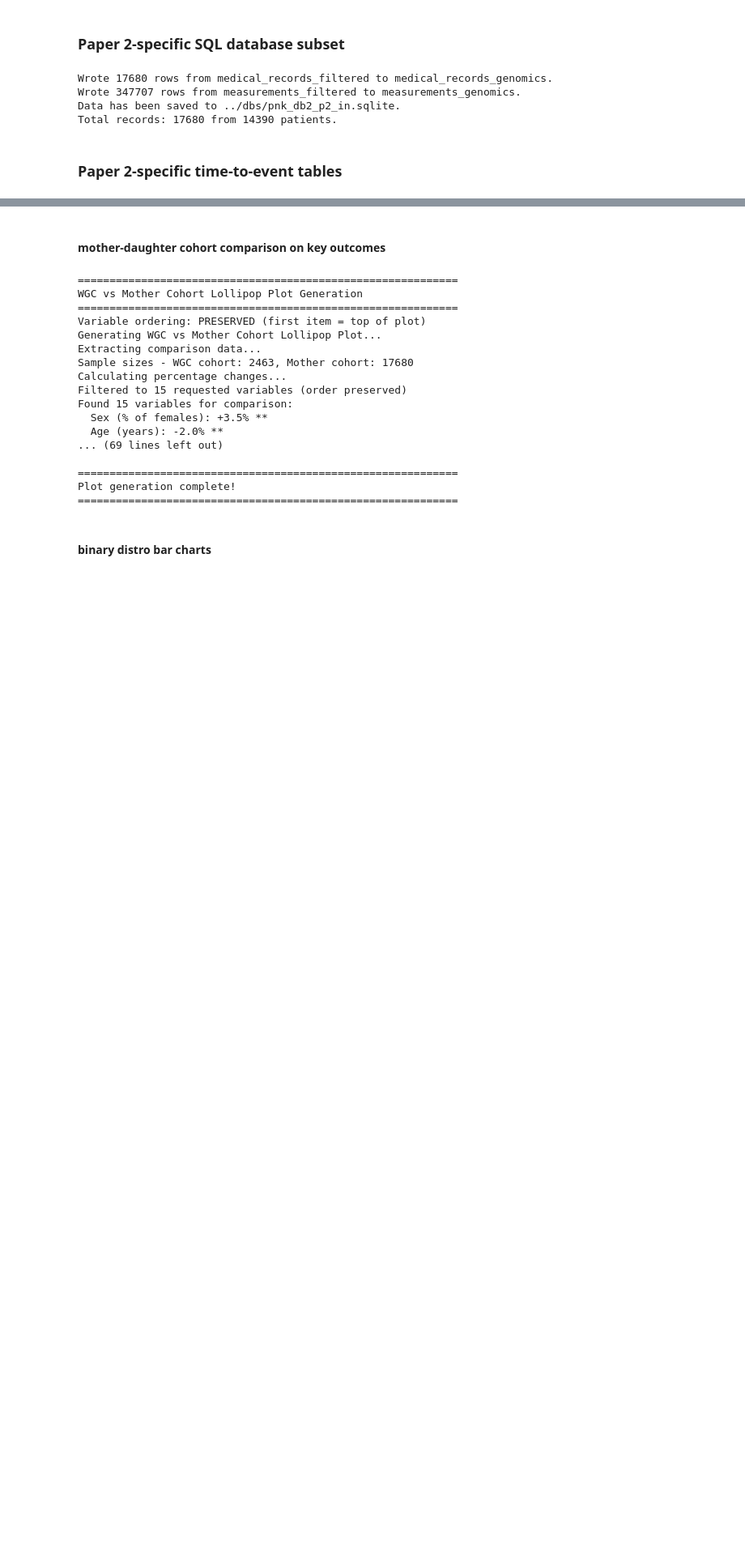
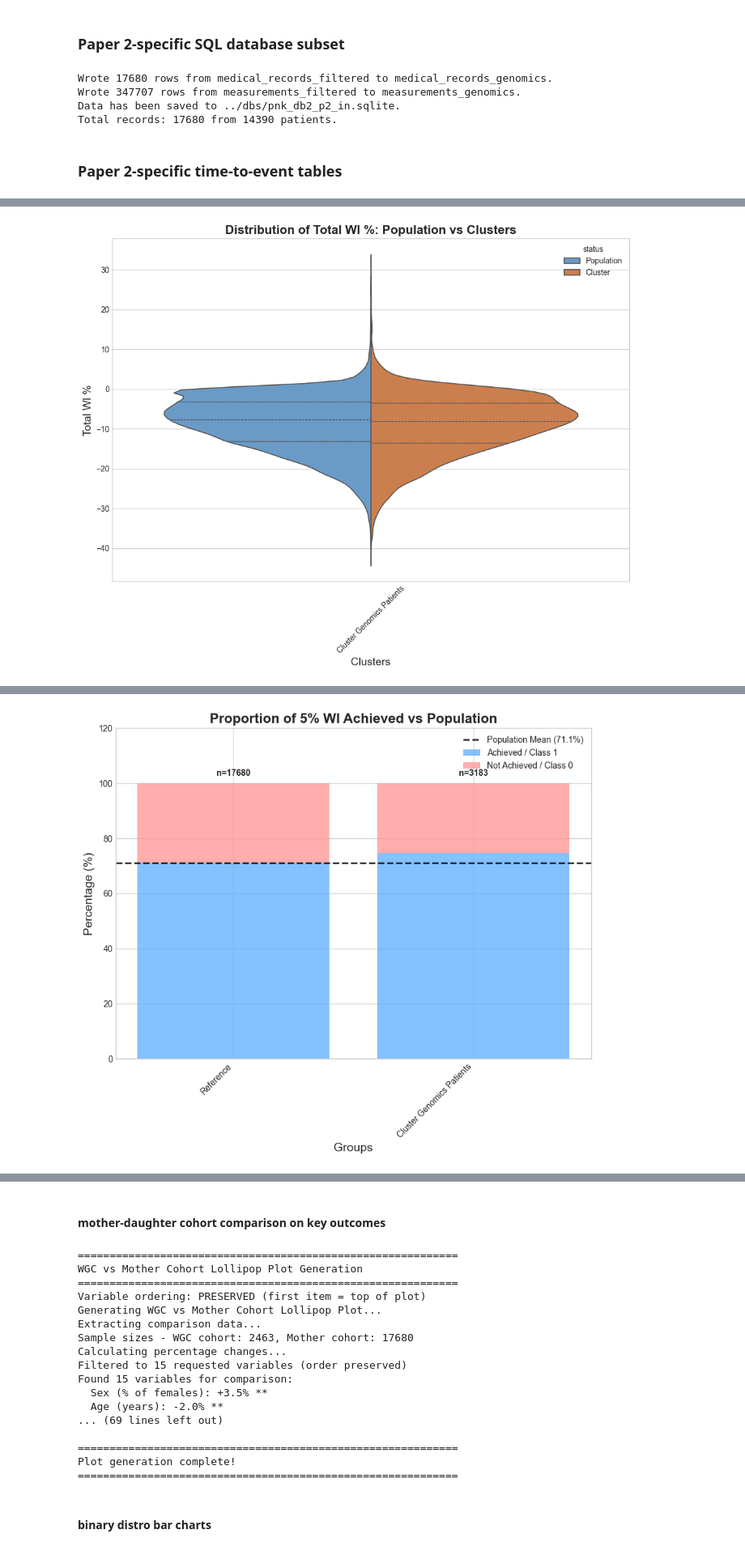
Before and after one commit to Miksa-uam/PROMET_2026, a Jupyter notebook: genomics_dir/scripts/genomics_notebook.ipynb, the cells around one changed output, grey strips where cells are left out. Shown at 81% size. Cells and saved outputs as stored; diff of their text form; code cells hidden in the pictures; blank space fills up the shorter version.

```diff
--- a/genomics_dir/scripts/genomics_notebook.ipynb
+++ b/genomics_dir/scripts/genomics_notebook.ipynb
@@ -468,0 +281,56 @@ Generating forest plot(s) for '60d_dropout'...
+# %%
+# --- VISUALIZATION CELL ---
+import os
+import sqlite3
+import pandas as pd
+from genomics_config import paths_config
+from descriptive_visualizations import plot_distribution_comparison, plot_stacked_bar_comparison
+# 1. Setup Paths
+paths = paths_config(
+    source_dir = r"c:/Users/Felhasználó/Desktop/Projects/PNK_DB2/genomics_dir/dbs",
+    source_db = r"c:/Users/Felhasználó/Desktop/Projects/PNK_DB2/genomics_dir/dbs/pnk_db2_filtered.sqlite",
+    paper_dir = r"..",
+    paper_in_db = r"c:/Users/Felhasználó/Desktop/Projects/PNK_DB2/genomics_dir/dbs/pnk_db2_genomics_in.sqlite",
+    paper_out_db = r"c:/Users/Felhasználó/Desktop/Projects/PNK_DB2/genomics_dir/dbs/pnk_db2_genomics_out.sqlite",
+)
+# 2. Output Directory
+output_dir = r"c:/Users/Felhasználó/Desktop/Projects/PNK_DB2/genomics_dir/outputs/visualizations"
+os.makedirs(output_dir, exist_ok=True)
+name_map_path = r"c:/Users/Felhasználó/Desktop/Projects/PNK_DB2/genomics_dir/human_readable_variable_names.json" # Ensure this exists or provide dict
+# 3. Load Data
+cohort_name = "timetoevent_gen_compl"
+mother_cohort_name = "timetoevent_all"
+with sqlite3.connect(paths.paper_in_db) as conn:
+    df_cohort = pd.read_sql(f"SELECT * FROM {cohort_name}", conn)
+    df_population = pd.read_sql(f"SELECT * FROM {mother_cohort_name}", conn)
+# 4. Define 'Group' for plotting (Visualizations expect a grouping column)
+# Since we are comparing one cohort vs population, we can assign a dummy group label to the cohort
+df_cohort["ComparisonGroup"] = "Genomics Patients"
+# 5. Generate Plots
+# Example 1: Split Violin for Continuous Variable (e.g., Total Weight Loss %)
+plot_distribution_comparison(
+    df=df_cohort,
+    population_df=df_population,
+    variable="total_wl_%",
+    group_col="ComparisonGroup",
+    output_filename="genomics_vs_pop_wl_violin.png",
+    name_map_path=name_map_path,
+    output_dir=output_dir
+)
+# Example 2: Stacked Bar for Categorical/Binary Variable (e.g., 5% WL Achieved)
+# Ensure the column exists and is 0/1 or similar.
+# Notes: '5%_wl_achieved' might need to be passed exactly as in DB.
+target_var = "5%_wl_achieved"
+if target_var in df_cohort.columns:
+    plot_stacked_bar_comparison(
+        df=df_cohort,
+        population_df=df_population,
+        variable=target_var,
+        group_col="ComparisonGroup",
+        output_filename="genomics_vs_pop_5pct_wl_bar.png",
+        name_map_path=name_map_path,
+        output_dir=output_dir
+    )
+
+print("Visualizations generated.")
+# %% [output]
@@ -468,0 +338 @@ Generating forest plot(s) for '60d_dropout'...
+[figure, added]
@@ -468,0 +341 @@ Generating forest plot(s) for '60d_dropout'...
+[figure, added]
```
Also changed, not shown: parts of 13 cells of this notebook, 9 other files.
